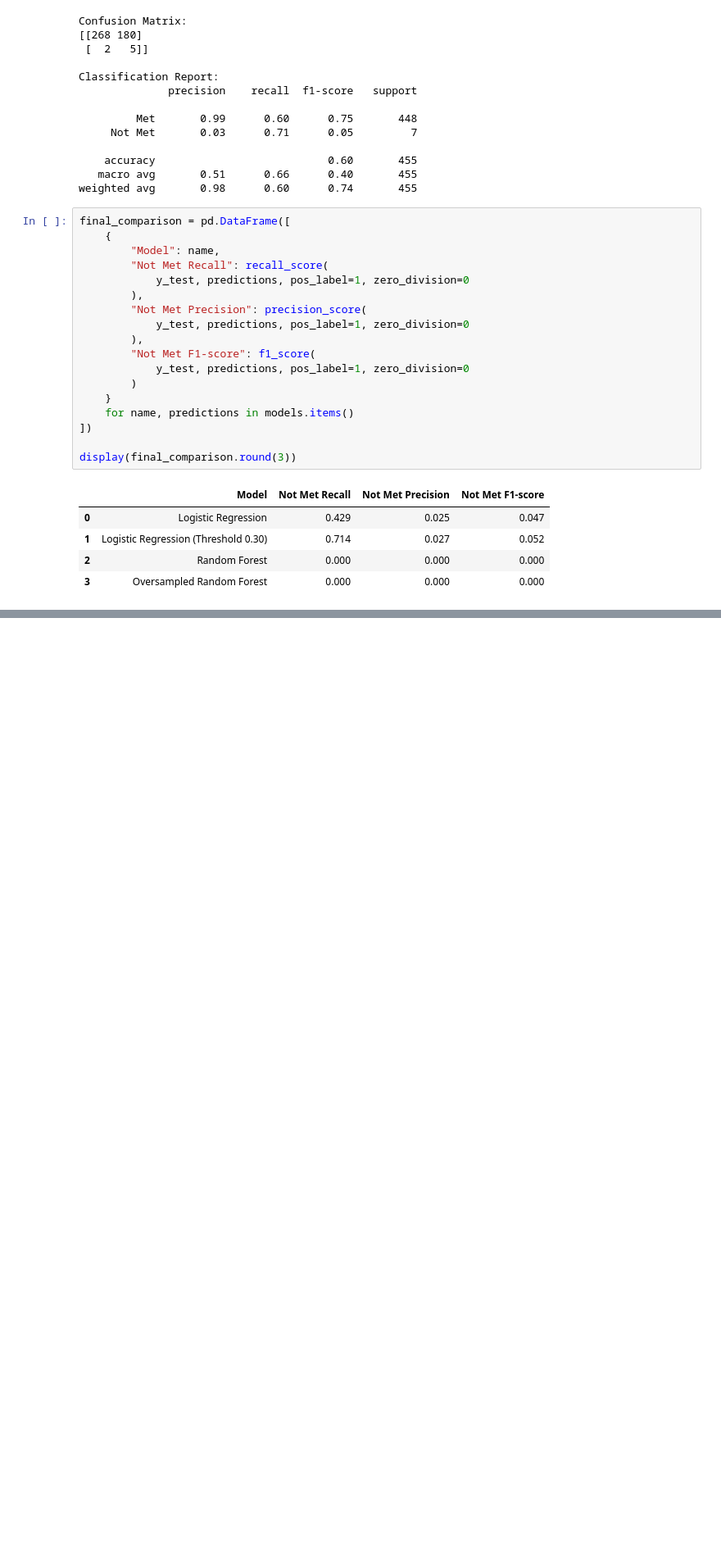
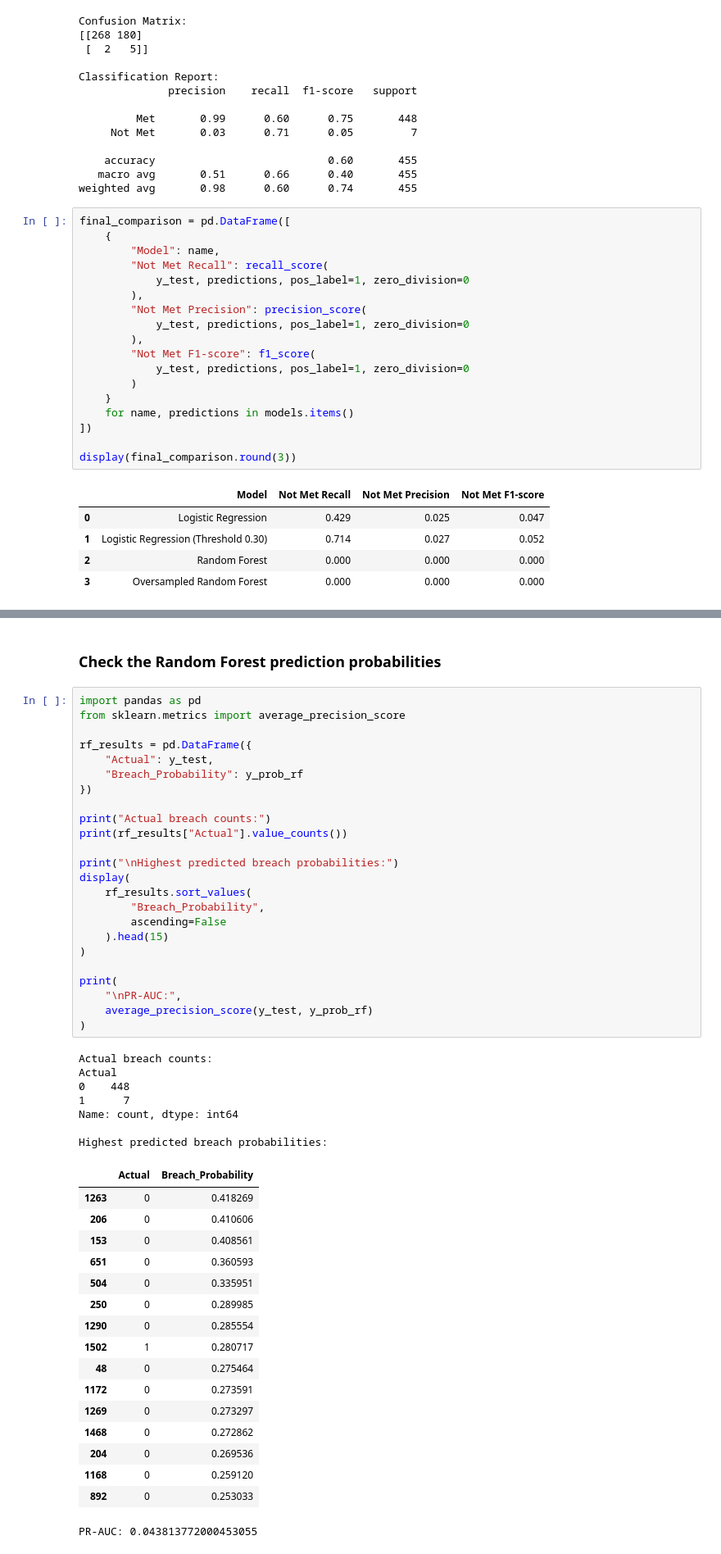
Before and after one commit to Janani334/ITHelpDesk_SLA-Breach_Prediction, a Jupyter notebook: Machine_Learning/Tickets_and_SLA_Prediction.ipynb, the cells around one changed output, grey strips where cells are left out. Shown at 82% size. Drawn from its saved outputs; the diff is of its cells as text; blank space fills up the shorter version.

```diff
--- a/Machine_Learning/Tickets_and_SLA_Prediction.ipynb
+++ b/Machine_Learning/Tickets_and_SLA_Prediction.ipynb
@@ -917,0 +1536,51 @@ display(final_comparison.round(3))
+# %% [markdown]
+### Check the Random Forest prediction probabilities
+# %%
+import pandas as pd
+from sklearn.metrics import average_precision_score
+
+rf_results = pd.DataFrame({
+    "Actual": y_test,
+    "Breach_Probability": y_prob_rf
+})
+
+print("Actual breach counts:")
+print(rf_results["Actual"].value_counts())
+
+print("\nHighest predicted breach probabilities:")
+display(
+    rf_results.sort_values(
+        "Breach_Probability",
+        ascending=False
+    ).head(15)
+)
+
+print(
+    "\nPR-AUC:",
+    average_precision_score(y_test, y_prob_rf)
+)
+# %% [output]
+Actual breach counts:
+Actual
+0    448
+1      7
+Name: count, dtype: int64
+
+Highest predicted breach probabilities:
+|  | Actual | Breach_Probability |
+| 1263 | 0 | 0.418269 |
+| 206 | 0 | 0.410606 |
+| 153 | 0 | 0.408561 |
+| 651 | 0 | 0.360593 |
+| 504 | 0 | 0.335951 |
+| 250 | 0 | 0.289985 |
+| 1290 | 0 | 0.285554 |
+| 1502 | 1 | 0.280717 |
+| 48 | 0 | 0.275464 |
+| 1172 | 0 | 0.273591 |
+| 1269 | 0 | 0.273297 |
+| 1468 | 0 | 0.272862 |
+| 204 | 0 | 0.269536 |
+| 1168 | 0 | 0.259120 |
+| 892 | 0 | 0.253033 |
+PR-AUC: 0.043813772000453055
```
Also changed, not shown: parts of 29 cells of this notebook, 8 other files.
